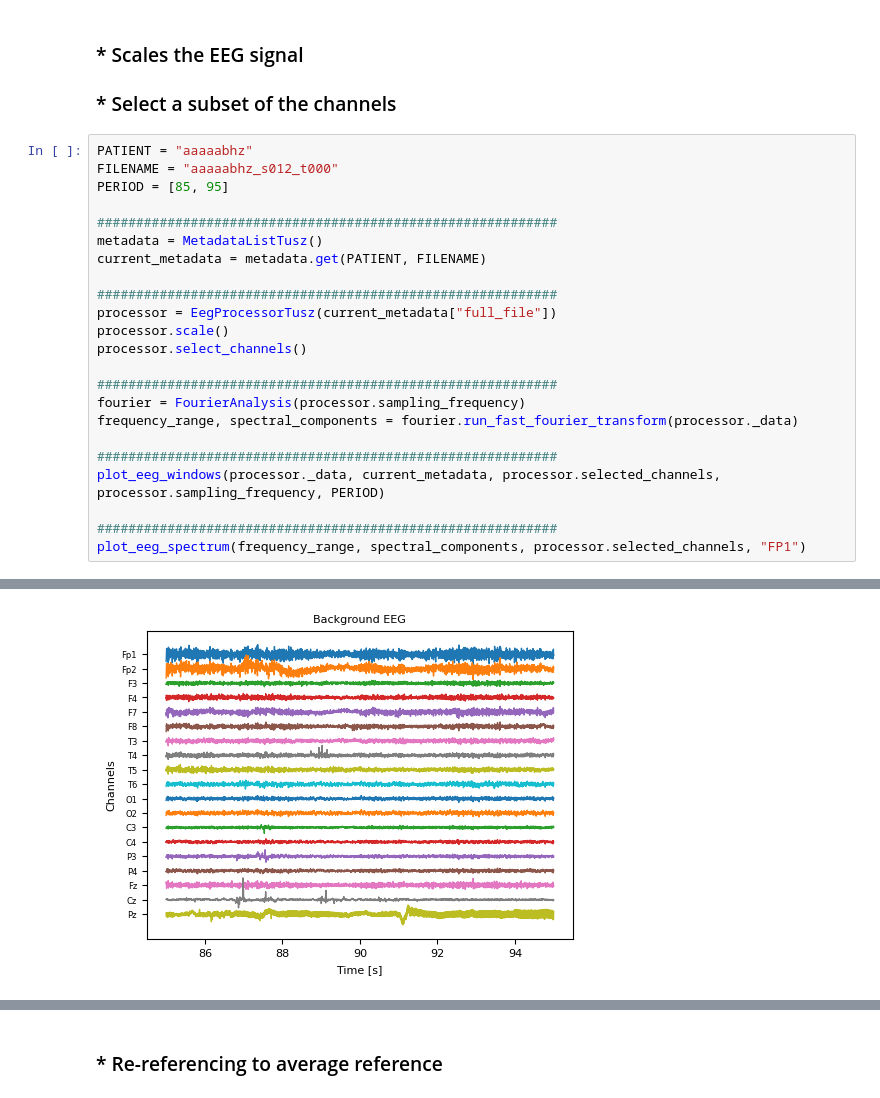
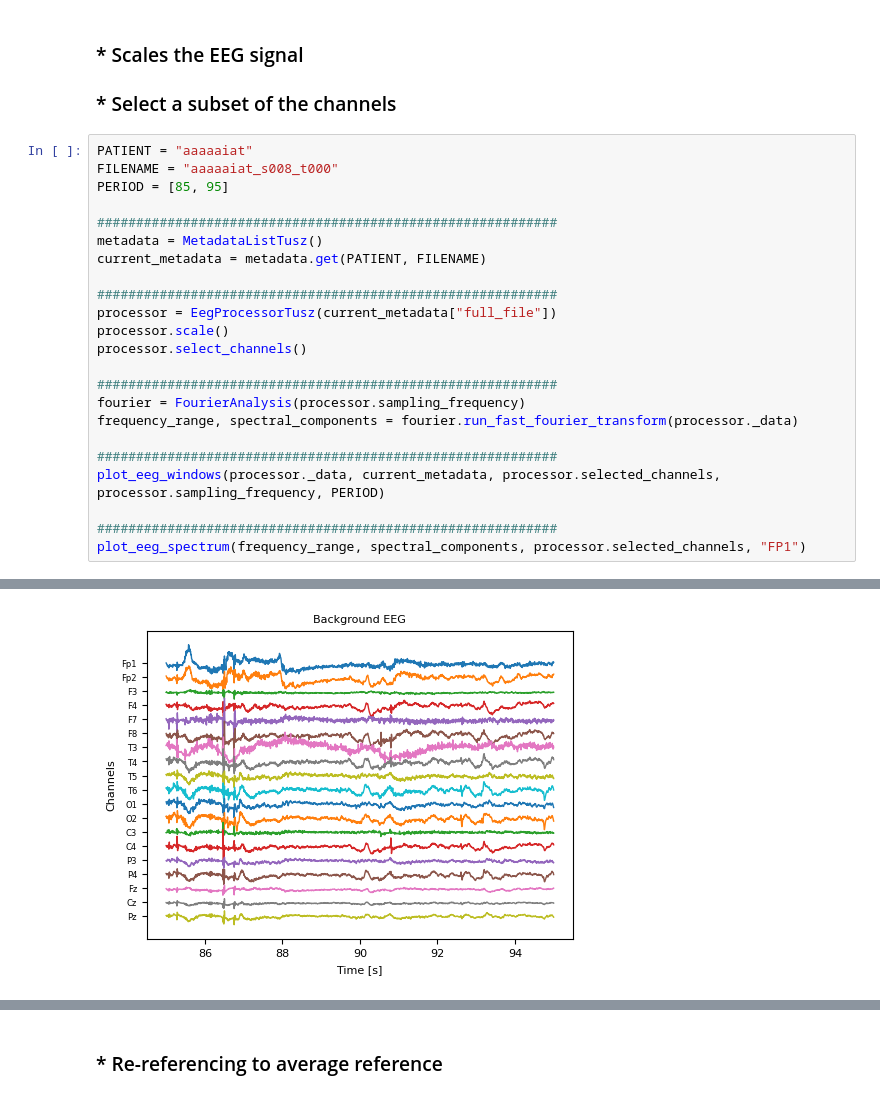
Before and after one commit to lasaid-udg/DCEC_SESH_seizure_biomarkers, a Jupyter notebook: notebooks/EEG_raw_analysis_Tusz.ipynb, the cells around one changed output, grey strips where cells are left out. Cells and saved outputs as stored; diff of their text form.

```diff
--- a/notebooks/EEG_analysis_Tusz.ipynb
+++ b/notebooks/EEG_raw_analysis_Tusz.ipynb
@@ -16,8 +19,8 @@ from lib.visuals import plot_eeg_windows, plot_eeg_spectrum
 ### * Scales the EEG signal
 ### * Select a subset of the channels
 # %%
-PATIENT = "aaaaabhz"
-FILENAME = "aaaaabhz_s012_t000"
+PATIENT = "aaaaaiat"
+FILENAME = "aaaaaiat_s008_t000"
 PERIOD = [85, 95]
 
 ###########################################################
@@ -47 +52 @@ Creating raw.info structure...
-[figure, old version]
+[figure, new version]
```
Also changed, not shown: parts of 3 cells of this notebook, 6 other files.
